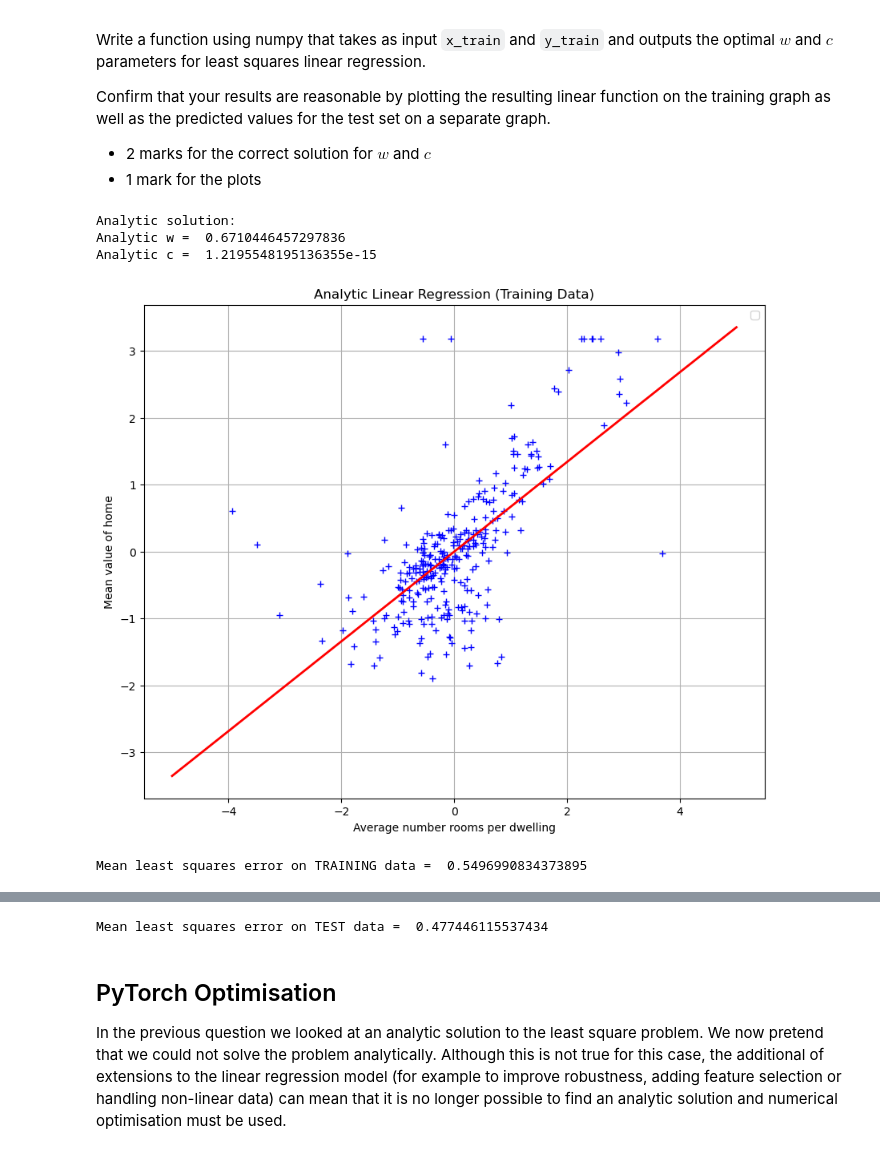
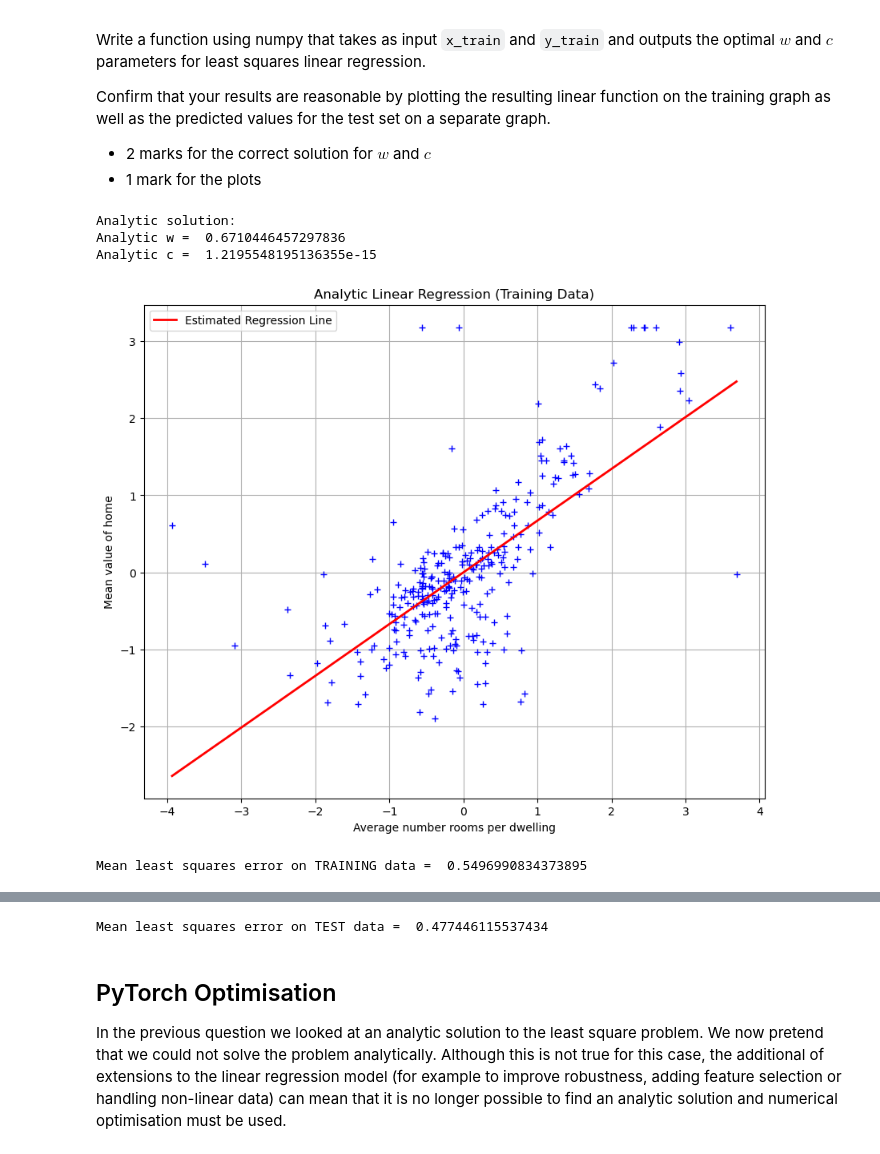
Before and after one commit to fl720/UoB_Foundational_machine_learning, a Jupyter notebook: lab_02/Lab 2 - Linear Regression.ipynb, the cells around one changed output, grey strips where cells are left out. Saved outputs shown, nothing was run; the diff lists cells and outputs as text; code cells hidden in the pictures.

```diff
--- a/lab_02/Lab 2 - Linear Regression.ipynb
+++ b/lab_02/Lab 2 - Linear Regression.ipynb
@@ -156,6 +156,7 @@ Check that passing both `x_train` and `y_train` through both functions returns t
 def normalise_data(x_unnormalised):
     # Add your code here..
     # ************************************************************
+    # z = x-miu / sigma
     a = np.std(x_unnormalised)
     b = np.mean(x_unnormalised)
     x_normalised = (x_unnormalised - b) / a
@@ -188,7 +189,7 @@ def checking_function(normalise_data, unnormalise_data, data_to_check):
     # training data and update the passes_check boolean..
     # ************************************************************
 
-    if np.allclose(est_unnormalised_data, data_to_check):
+    if np.all( np.isclose(est_unnormalised_data, data_to_check)):
         passes_check = True
 
     return passes_check
@@ -243,6 +244,8 @@ Write a function that calculates the least squared error on the training data fo
 def least_squares_error(x, y, w, c):
     # Add code to calcuate the squared_error = E(w,c)..
     # ************************************************************
+    x = np.asarray(x)
+    y = np.asarray(y)
     squared_error = np.sum((y - (w * x + c)) ** 2)
 
 
@@ -316,6 +319,11 @@ Confirm that your results are reasonable by plotting the resulting linear functi
 def least_squares_analytic_solution(x, y):
     # Add code to calculate the optimal w and c using the
     # equations above..
+    # Aw+Bc- C = 0 -> w = (C - Bc)/A
+    # Bw+Nc-D = 0  -> B(C-Bc)/A +Nc - D = 0    -> BC + (NA -B**2)c  - AD = 0  -> c = (AD - BC)/(NA - B**2)
+    #  A = SUM_X2 , B = SUM_x , C = SUM_XY , D = SUM_Y
+    # HENCE, c = (sum_x2*sumy - sum_x*sum_xy)/(n*sum_x2 - sum_x ** 2)    ; w = ( sum_xy - sum_x*c)/(sum_x2)
+
     # ************************************************************
     n = x.shape[0]
     sum_x = np.sum(x)
@@ -323,8 +331,8 @@ def least_squares_analytic_solution(x, y):
     sum_xy = np.sum(x * y)
     sum_x2 = np.sum(x ** 2)
 
-    w = (n * sum_xy - sum_x * sum_y) / (n * sum_x2 - sum_x ** 2)
-    c = (sum_x2 * sum_y - sum_x * sum_xy) / (n * sum_x2 - sum_x ** 2)
+    c = (sum_x2 * sum_y - sum_x * sum_xy) / (n * sum_x2 - np.square(sum_x))
+    w = (sum_xy - sum_x * c) / (sum_x2)
 
     return w, c
 
@@ -344,37 +352,36 @@ def plot_estimated_y_for_input_x(w, c):
     # Add code to plot a line showing your solution
     # for w and c..
     # ************************************************************
-    # x_line = np.linspace(x.min(), x.max(), 100)
-    x_line = np.linspace(-5, 5, 100)
+    x_line = np.linspace(x_train.min(), x_train.max(), 100)
     y_line = w * x_line + c
-    plt.plot(x_line, y_line, 'r-', linewidth=2)
+    plt.plot(x_line, y_line, 'r-', label='Estimated Regression Line', linewidth=2)
 
     plt.legend()
     plt.show()
     pass
 
 
 
 try:
     plot_data(x_train, y_train)
     plt.title('Analytic Linear Regression (Training Data)')
     plot_estimated_y_for_input_x(w_opt, c_opt)
 
     print('Mean least squares error on TRAINING data = ',
           least_squares_error(x_train, y_train, w_opt, c_opt) / x_train.shape[0])
 
     plot_data(x_test, y_test)
     plt.title('Analytic Linear Regression (Testing Data)')
     plot_estimated_y_for_input_x(w_opt, c_opt)
 
     print('Mean least squares error on TEST data = ',
           least_squares_error(x_test, y_test, w_opt, c_opt) / x_test.shape[0])
 
 except Exception as err:
     print('Error during plotting:', err)
 # %% [output]
 Analytic solution:
 Analytic w =  0.6710446457297836
 Analytic c =  1.2195548195136355e-15
-[figure, old version]
+[figure, new version]
 Mean least squares error on TRAINING data =  0.5496990834373895
```
Also changed, not shown: parts of 4 cells of this notebook.
